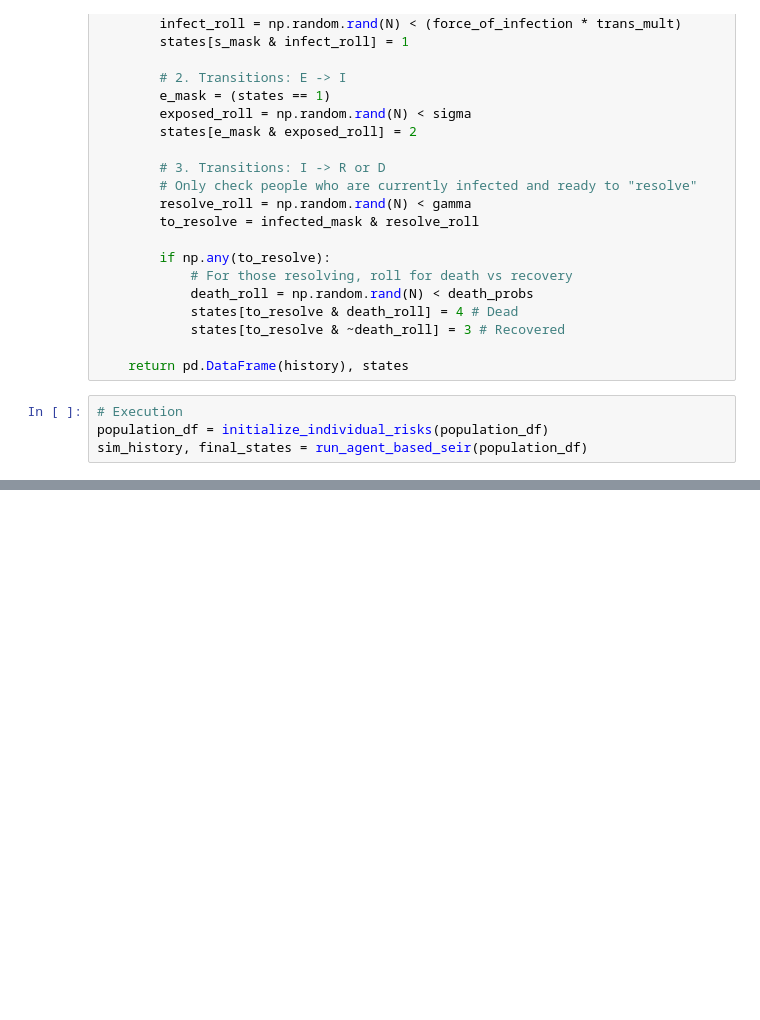
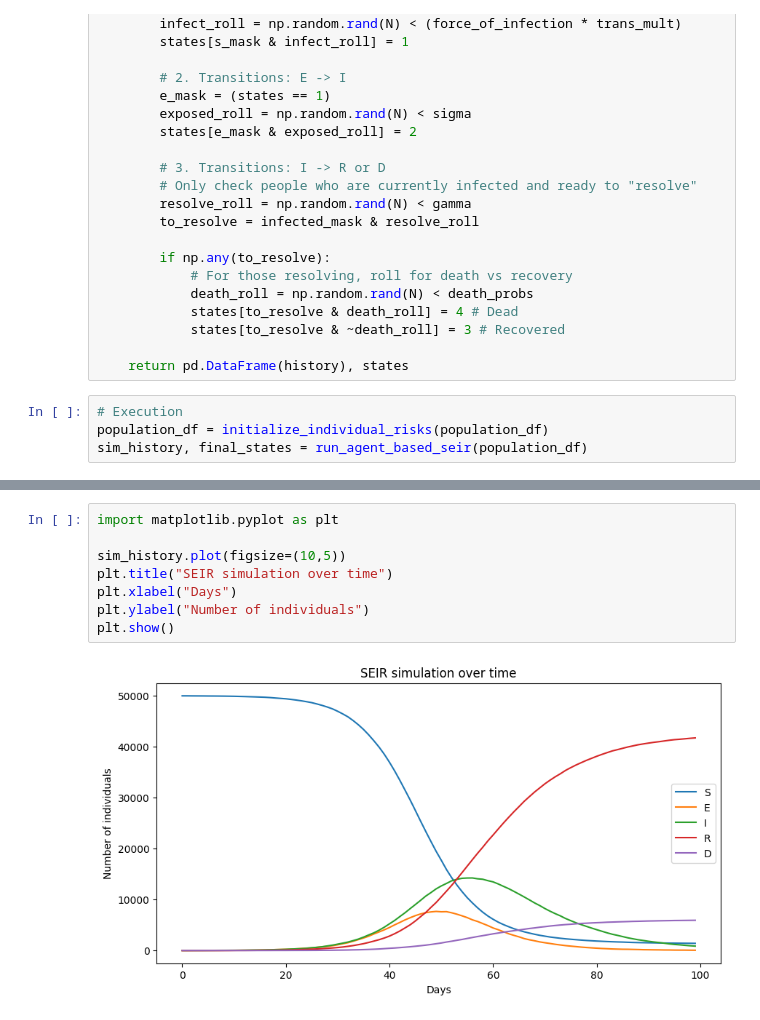
Before and after one commit to Vineeth-chaitanya/Causal-Policy-optimization-for-Vaccine-Allocation, a Jupyter notebook: notebooks/feature_aware_stochastic_SEIR.ipynb, the cells around one changed output, grey strips where cells are left out. Saved outputs shown, nothing was run; the diff lists cells and outputs as text; blank space fills up the shorter version.

```diff
--- a/notebooks/feature_aware_stochastic_SEIR.ipynb
+++ b/notebooks/feature_aware_stochastic_SEIR.ipynb
@@ -132 +132,11 @@ frontline_worker
 Name: was_infected, dtype: float64
+# %%
+import matplotlib.pyplot as plt
+
+sim_history.plot(figsize=(10,5))
+plt.title("SEIR simulation over time")
+plt.xlabel("Days")
+plt.ylabel("Number of individuals")
+plt.show()
+# %% [output]
+[figure, added]
```
Also changed, not shown: parts of 11 cells of this notebook, 1 other file.
